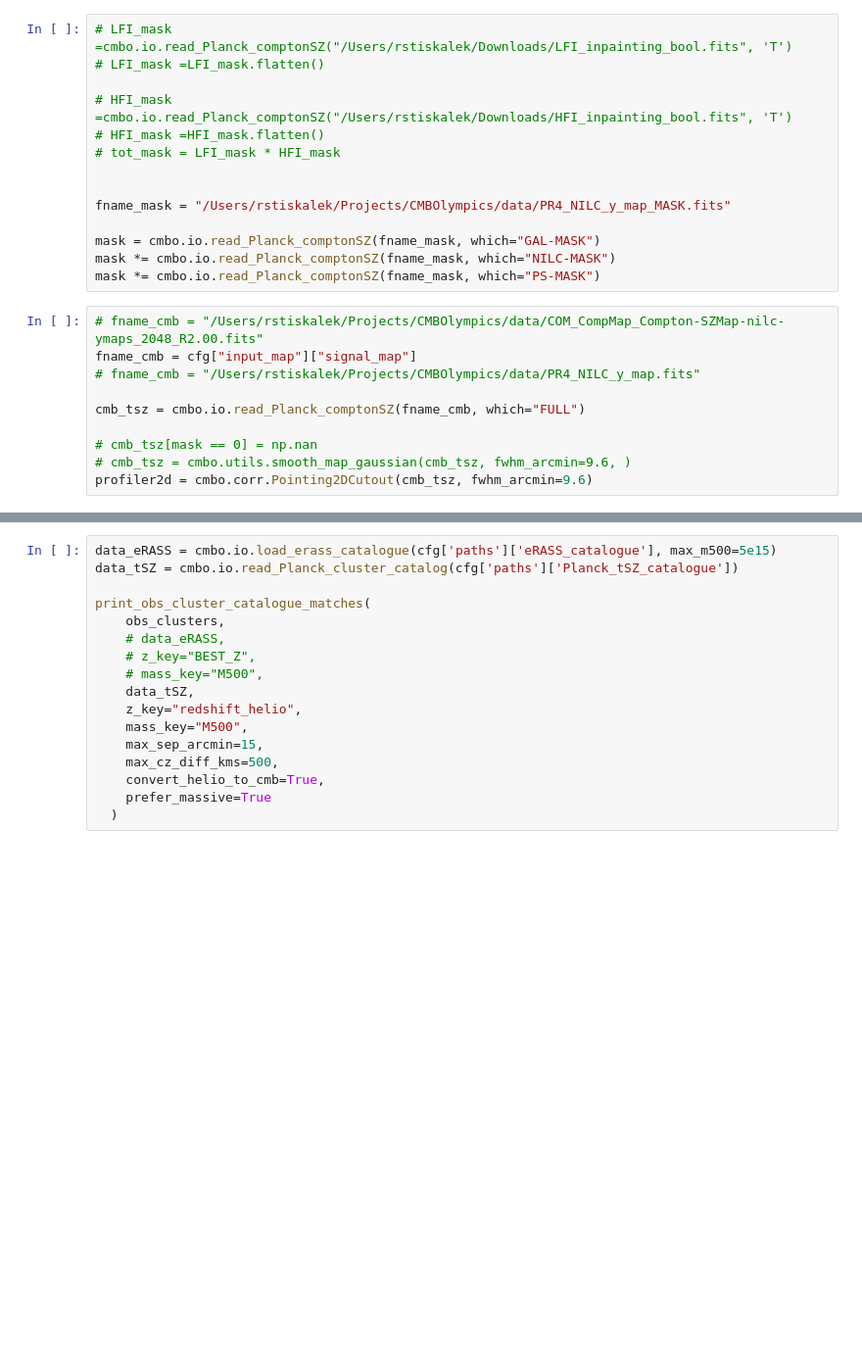
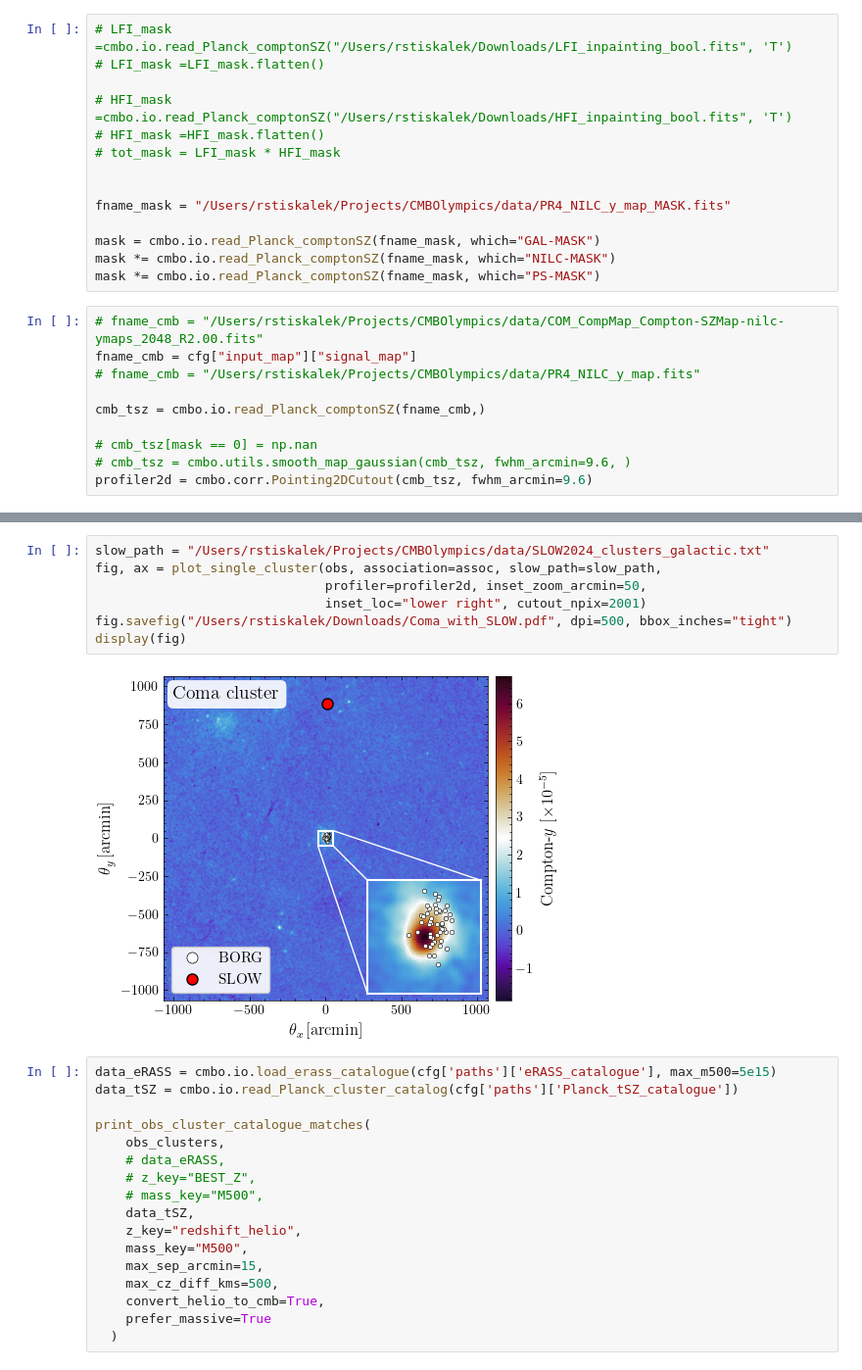
Before and after one commit to Richard-Sti/CMBOlympics, a Jupyter notebook: notebooks/score_individual_objects.ipynb, the cells around one changed output, grey strips where cells are left out. Shown at 98% size. Cells and saved outputs as stored; diff of their text form; blank space fills up the shorter version.

```diff
--- a/notebooks/score_individual_objects.ipynb
+++ b/notebooks/score_individual_objects.ipynb
@@ -147,7 +145,7 @@ mask *= cmbo.io.read_Planck_comptonSZ(fname_mask, which="PS-MASK")
 fname_cmb = cfg["input_map"]["signal_map"]
 # fname_cmb = "/Users/rstiskalek/Projects/CMBOlympics/data/PR4_NILC_y_map.fits"
 
-cmb_tsz = cmbo.io.read_Planck_comptonSZ(fname_cmb, which="FULL")
+cmb_tsz = cmbo.io.read_Planck_comptonSZ(fname_cmb,)
 
 # cmb_tsz[mask == 0] = np.nan
 # cmb_tsz = cmbo.utils.smooth_map_gaussian(cmb_tsz, fwhm_arcmin=9.6, )
@@ -193,3 +208,12 @@ Shapley (A3558): nearby clusters in FOV: ['Shapley (A3562)']
+# %%
+slow_path = "/Users/rstiskalek/Projects/CMBOlympics/data/SLOW2024_clusters_galactic.txt"
+fig, ax = plot_single_cluster(obs, association=assoc, slow_path=slow_path,
+                              profiler=profiler2d, inset_zoom_arcmin=50,
+                              inset_loc="lower right", cutout_npix=2001)
+fig.savefig("/Users/rstiskalek/Downloads/Coma_with_SLOW.pdf", dpi=500, bbox_inches="tight")
+display(fig)
+# %% [output]
+[figure, added]
 # %%
 data_eRASS = cmbo.io.load_erass_catalogue(cfg['paths']['eRASS_catalogue'], max_m500=5e15)
 data_tSZ = cmbo.io.read_Planck_cluster_catalog(cfg['paths']['Planck_tSZ_catalogue'])
```
Also changed, not shown: parts of 8 cells of this notebook, 4 other files.
